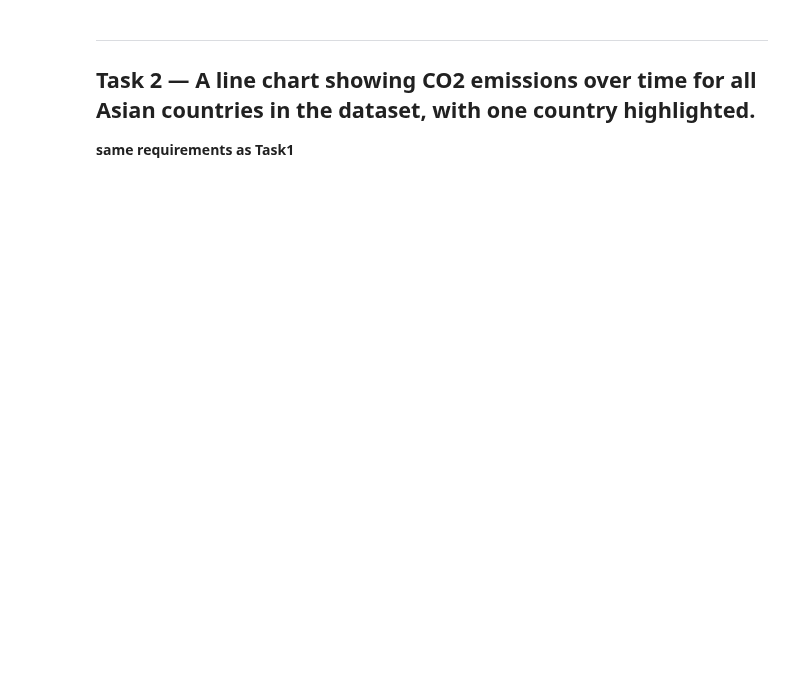
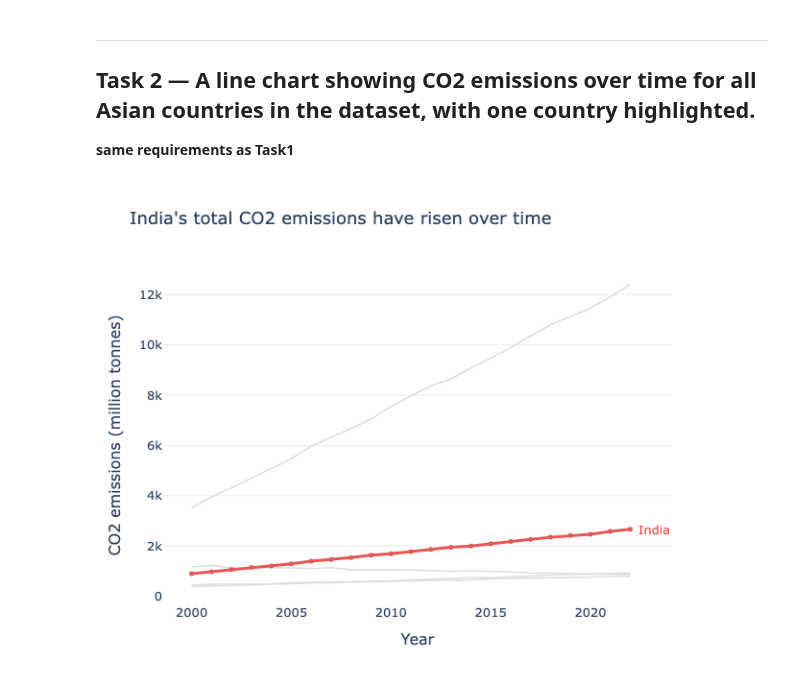
Before and after one commit to Anonymous2004369/dataviz-exercises-sujith, a Jupyter notebook: week03/lecture03_exercise.ipynb, the cells around one changed output. Saved outputs shown, nothing was run; the diff lists cells and outputs as text; code cells hidden in the pictures; blank space fills up the shorter version.

```diff
--- a/week03/lecture03_exercise.ipynb
+++ b/week03/lecture03_exercise.ipynb
@@ -67,5 +131,79 @@ Name: CO2_Mt, dtype: float64
 
 **same requirements as Task1**
 # %%
-# Task 2
-# YOUR CODE HERE
+# Task — Multi-series line with highlight
+
+
+asia_data = df[df["Region"] == "Asia"]
+highlight_country = "India"
+
+fig = go.Figure()
+
+# Show other Asian countries in light grey
+for country in asia_data["Country"].unique():
+    if country != highlight_country:
+        country_data = (
+            asia_data[asia_data["Country"] == country]
+            .sort_values("Year")
+        )
+
+        fig.add_trace(go.Scatter(
+            x=country_data["Year"],
+            y=country_data["CO2_Mt"],
+            mode="lines",
+            line=dict(color="#DDDDDD", width=1.5),
+            showlegend=False,
+            hovertemplate=(
+                country
+                + "<br>Year: %{x}"
+                + "<br>CO2 emissions: %{y:.1f} Mt"
+                + "<extra></extra>"
+            )
+        ))
+
+# Highlight India
+india_data = (
+    asia_data[asia_data["Country"] == highlight_country]
+    .sort_values("Year")
+)
+
+fig.add_trace(go.Scatter(
+    x=india_data["Year"],
+    y=india_data["CO2_Mt"],
+    mode="lines+markers",
+    line=dict(color="#E45756", width=3),
+    marker=dict(size=5),
+    showlegend=False,
+    hovertemplate=(
+        "India<br>Year: %{x}"
+        "<br>CO2 emissions: %{y:.1f} Mt"
+        "<extra></extra>"
+    )
+))
+
+# Label India at the end of its line
+fig.add_annotation(
+    x=india_data["Year"].iloc[-1],
+    y=india_data["CO2_Mt"].iloc[-1],
+    text="India",
+    showarrow=False,
+    xshift=25,
+    font=dict(size=13, color="#E45756")
+)
+
+fig.update_layout(
+    title="India's total CO2 emissions have risen over time",
+    xaxis_title="Year",
+    yaxis_title="CO2 emissions (million tonnes)",
+    plot_bgcolor="white",
+    paper_bgcolor="white",
+    font=dict(size=13),
+    margin=dict(l=70, r=100, t=90, b=60),
+    xaxis=dict(showgrid=False, showline=False),
+    yaxis=dict(showgrid=True, gridcolor="#EEEEEE", showline=False),
+    height=500
+)
+
+fig.show(renderer="png")
+# %% [output]
+[figure, added]
```
Also changed, not shown: parts of 1 cell of this notebook.
